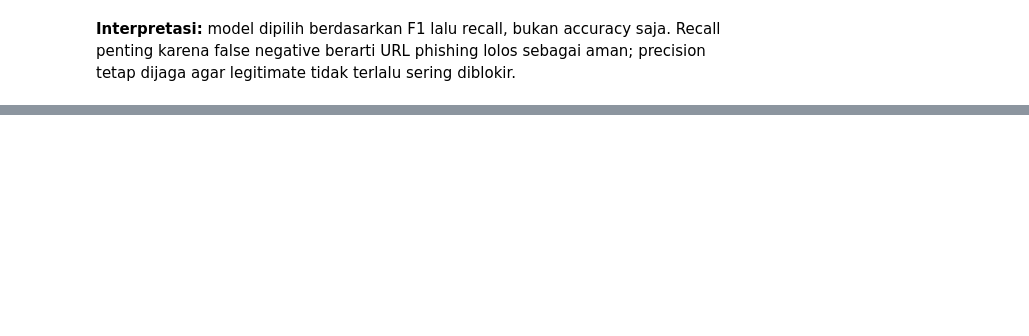
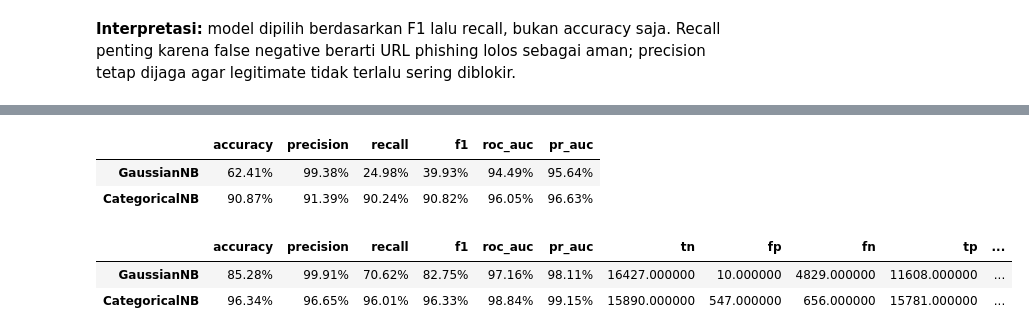
Before and after one commit to gumelarakhirul/NaiveBayes, a Jupyter notebook: Project_Final_NaiveBayes_Punycode_Balanced.ipynb, the cells around one changed output, grey strips where cells are left out. Drawn from its saved outputs; the diff is of its cells as text; code cells hidden in the pictures; blank space fills up the shorter version.

```diff
--- a/Project_Final_NaiveBayes_Punycode_Balanced.ipynb
+++ b/Project_Final_NaiveBayes_Punycode_Balanced.ipynb
@@ -317,0 +382,73 @@ comparison.style.format('{:.2%}')
+# %%
+# Jalur fitur numerik untuk GaussianNB dan CategoricalNB.
+import math
+from collections import Counter
+from sklearn.preprocessing import KBinsDiscretizer, StandardScaler
+from sklearn.naive_bayes import GaussianNB, CategoricalNB
+
+NUMERIC_WORDS = ("login","signin","verify","secure","account","update",
+                 "password","wallet","invoice")
+def numeric_url_features(value):
+    raw=str(value).lower()
+    parsed=urlsplit(raw if "://" in raw else "https://"+raw)
+    host=parsed.hostname or ""; path=parsed.path or ""; query=parsed.query or ""
+    counts=Counter(raw); n=max(len(raw),1)
+    entropy=-sum((count/n)*math.log2(count/n) for count in counts.values())
+    return [len(raw),len(host),len(path),len(query),host.count("."),
+            host.count("-"),sum(c.isdigit() for c in raw),
+            sum(not c.isalnum() for c in raw),entropy,int("xn--" in host),
+            int("@" in parsed.netloc),int(parsed.scheme=="http"),
+            int(any(w in path+"?"+query for w in NUMERIC_WORDS)),
+            int("%" in raw),max(host.count(".")-1,0)]
+
+X_num=np.asarray([numeric_url_features(x) for x in train.url],dtype=float)
+Xt_num=np.asarray([numeric_url_features(x) for x in real_test.url],dtype=float)
+Xm_num=np.asarray([numeric_url_features(x) for x in mixed_test.url],dtype=float)
+
+scaler=StandardScaler()
+X_gauss=scaler.fit_transform(X_num); Xt_gauss=scaler.transform(Xt_num); Xm_gauss=scaler.transform(Xm_num)
+gaussian=GaussianNB(var_smoothing=1e-9).fit(X_gauss,train.label)
+
+binner=KBinsDiscretizer(n_bins=10,encode="ordinal",strategy="quantile",
+                        quantile_method="averaged_inverted_cdf")
+X_cat=binner.fit_transform(X_num).astype(int)
+Xt_cat=binner.transform(Xt_num).astype(int)
+Xm_cat=binner.transform(Xm_num).astype(int)
+categorical=CategoricalNB(alpha=1.0).fit(X_cat,train.label)
+
+def evaluate_probability(name, probability):
+    prediction=(probability>=.5).astype(int)
+    precision,recall,f1,_=precision_recall_fscore_support(
+        real_test.label,prediction,average="binary")
+    return {"accuracy":accuracy_score(real_test.label,prediction),
+            "precision":precision,"recall":recall,"f1":f1,
+            "roc_auc":roc_auc_score(real_test.label,probability),
+            "pr_auc":average_precision_score(real_test.label,probability)}
+
+numeric_results={
+    "GaussianNB":evaluate_probability(
+        "GaussianNB",gaussian.predict_proba(Xt_gauss)[:,1]),
+    "CategoricalNB":evaluate_probability(
+        "CategoricalNB",categorical.predict_proba(Xt_cat)[:,1])
+}
+# Calculate mixed-test metrics with mixed-test labels.
+numeric_mixed={
+    "GaussianNB":metric_set(mixed_test.label.to_numpy(),
+                            gaussian.predict_proba(Xm_gauss)[:,1]),
+    "CategoricalNB":metric_set(mixed_test.label.to_numpy(),
+                               categorical.predict_proba(Xm_cat)[:,1])
+}
+results_real.update({k:metric_set(real_test.label.to_numpy(),
+    (gaussian.predict_proba(Xt_gauss)[:,1] if k=="GaussianNB"
+     else categorical.predict_proba(Xt_cat)[:,1])) for k in numeric_results})
+results_mixed.update(numeric_mixed)
+display(pd.DataFrame(numeric_results).T.style.format("{:.2%}"))
+display(pd.DataFrame(numeric_mixed).T.style.format(
+    {k:"{:.2%}" for k in ["accuracy","precision","recall","f1","roc_auc","pr_auc"]}))
+# %% [output]
+|  | accuracy | precision | recall | f1 | roc_auc | pr_auc |
+| GaussianNB | 62.41% | 99.38% | 24.98% | 39.93% | 94.49% | 95.64% |
+| CategoricalNB | 90.87% | 91.39% | 90.24% | 90.82% | 96.05% | 96.63% |
+|  | accuracy | precision | recall | f1 | roc_auc | pr_auc | tn | fp | fn | tp | ... |
+| GaussianNB | 85.28% | 99.91% | 70.62% | 82.75% | 97.16% | 98.11% | 16427.000000 | 10.000000 | 4829.000000 | 11608.000000 | ... |
+| CategoricalNB | 96.34% | 96.65% | 96.01% | 96.33% | 98.84% | 99.15% | 15890.000000 | 547.000000 | 656.000000 | 15781.000000 | ... |
```
Also changed, not shown: parts of 17 cells of this notebook, 3 other files.
